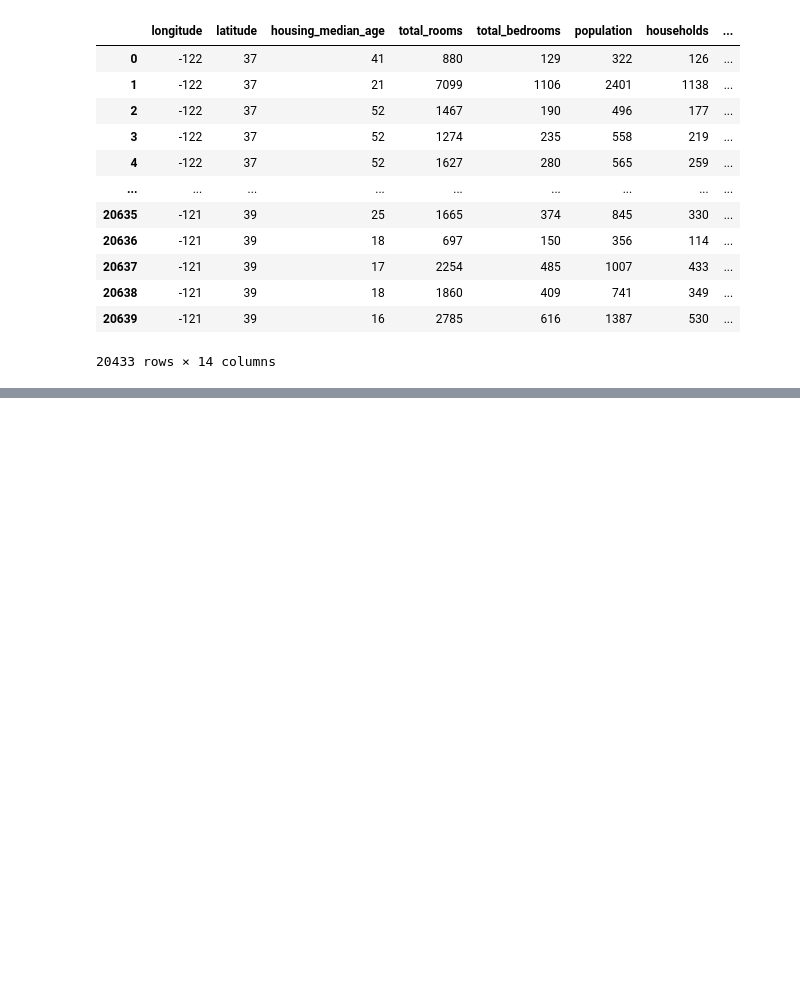
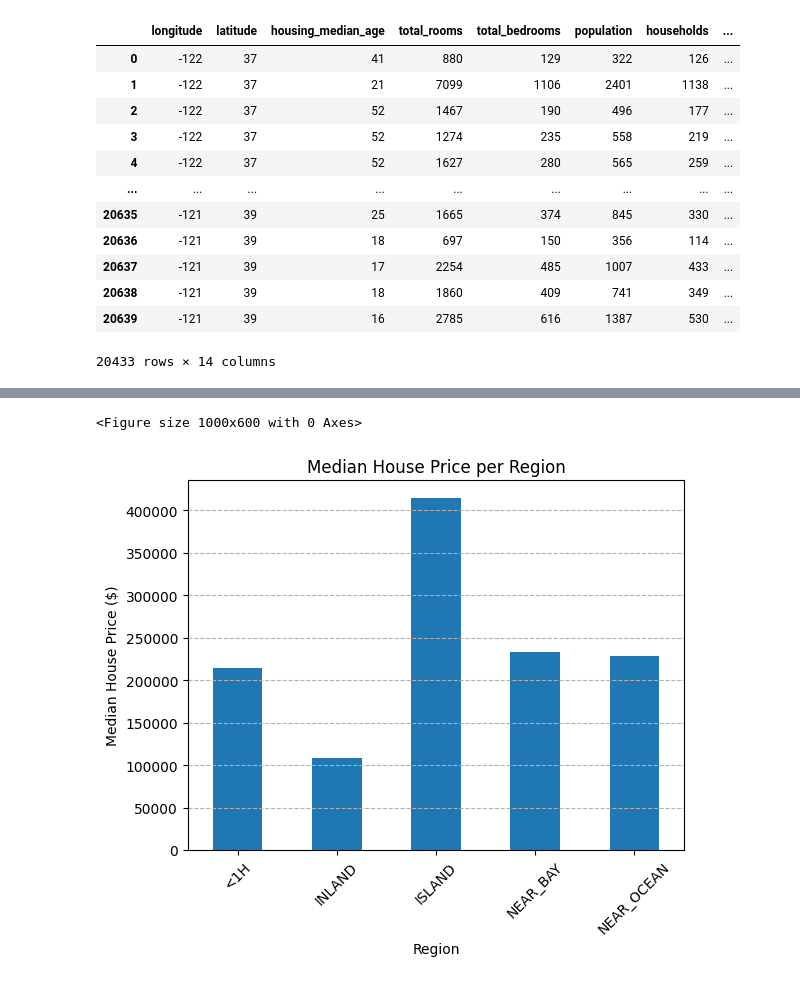
Before and after one commit to AlexDieterr/NewPropertyPrice, a Jupyter notebook: propertyprice.ipynb, the cells around one changed output, grey strips where cells are left out. Saved outputs shown, nothing was run; the diff lists cells and outputs as text; code cells hidden in the pictures; blank space fills up the shorter version.

```diff
--- a/propertyprice.ipynb
+++ b/propertyprice.ipynb
@@ -91,0 +124,21 @@ data
+# %%
+region_columns = ['<1H', 'INLAND', 'ISLAND', 'NEAR_BAY', 'NEAR_OCEAN']
+
+median_prices = {
+    region: data.loc[data[region] == 1, 'median_house_value'].median()
+    for region in region_columns
+}
+
+median_prices_df = pd.DataFrame.from_dict(median_prices, orient='index', columns=['Median House Price'])
+
+plt.figure(figsize=(10, 6))
+median_prices_df.plot(kind="bar", legend=False)
+plt.xlabel("Region")
+plt.ylabel("Median House Price ($)")
+plt.title("Median House Price per Region")
+plt.xticks(rotation=45)
+plt.grid(axis='y', linestyle='--', alpha=1)
+plt.show()
+# %% [output]
+<Figure size 1000x600 with 0 Axes>
+[figure, added]
```
Also changed, not shown: parts of 2 cells of this notebook.
